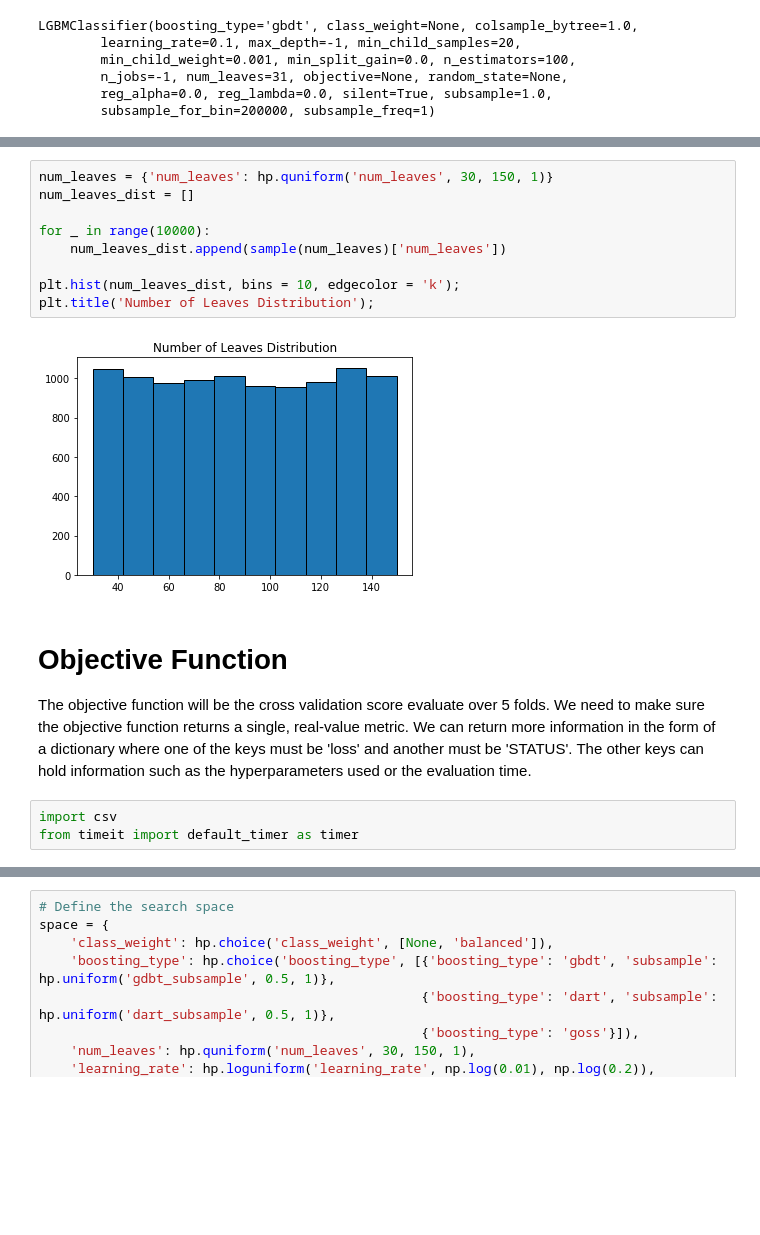
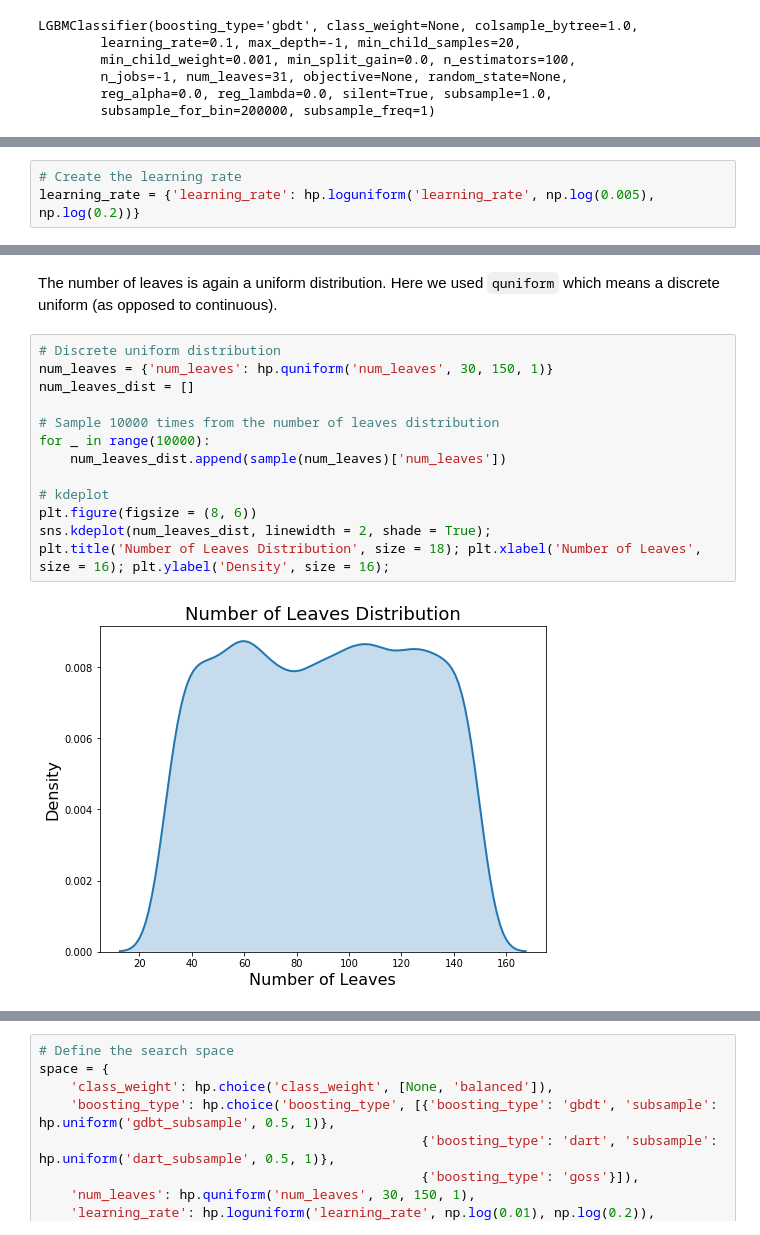
Before and after one commit to WillKoehrsen/hyperparameter-optimization, a Jupyter notebook: Bayesian Hyperparameter Optimization of Gradient Boosting Machine.ipynb, the cells around one changed output, grey strips where cells are left out. Saved outputs shown, nothing was run; the diff lists cells and outputs as text; blank space fills up the shorter version.

Commit message:
Added details to hyperparameter optimization

```diff
--- a/Bayesian Hyperparameter Optimization of Gradient Boosting Machine.ipynb
+++ b/Bayesian Hyperparameter Optimization of Gradient Boosting Machine.ipynb
@@ -183,0 +415,3 @@ plt.title('Learning Rate Distribution');
+# %%
+# Create the learning rate
+learning_rate = {'learning_rate': hp.loguniform('learning_rate', np.log(0.005), np.log(0.2))}
@@ -184,18 +432,17 @@ plt.title('Learning Rate Distribution');
+# %% [markdown]
+The number of leaves is again a uniform distribution. Here we used `quniform` which means a discrete uniform (as opposed to continuous).
 # %%
+# Discrete uniform distribution
 num_leaves = {'num_leaves': hp.quniform('num_leaves', 30, 150, 1)}
 num_leaves_dist = []
 
+# Sample 10000 times from the number of leaves distribution
 for _ in range(10000):
     num_leaves_dist.append(sample(num_leaves)['num_leaves'])
 
-plt.hist(num_leaves_dist, bins = 10, edgecolor = 'k');
-plt.title('Number of Leaves Distribution');
+# kdeplot
+plt.figure(figsize = (8, 6))
+sns.kdeplot(num_leaves_dist, linewidth = 2, shade = True);
+plt.title('Number of Leaves Distribution', size = 18); plt.xlabel('Number of Leaves', size = 16); plt.ylabel('Density', size = 16);
 # %% [output]
-[figure, old version]
+[figure, new version]
-# %% [markdown]
-# Objective Function
-
-The objective function will be the cross validation score evaluate over 5 folds. We need to make sure the objective function returns a single, real-value metric. We can return more information in the form of a dictionary where one of the keys must be 'loss' and another must be 'STATUS'. The other keys can hold information such as the hyperparameters used or the evaluation time.
-# %%
-import csv
-from timeit import default_timer as timer
```
Also changed, not shown: parts of 94 cells of this notebook.
